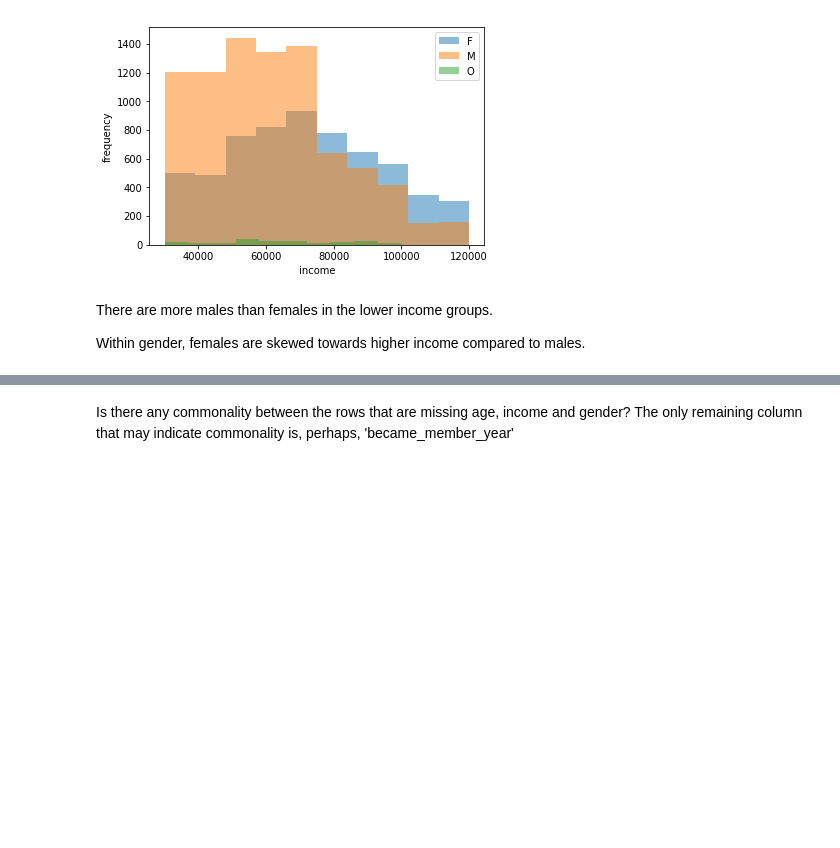
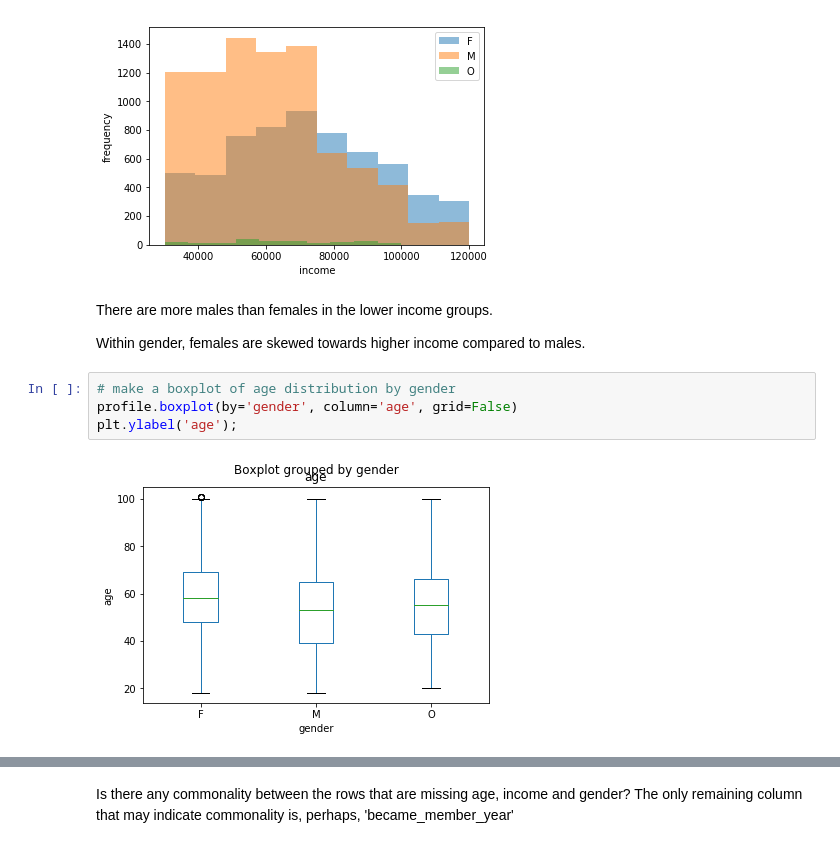
Before and after one commit to a1pat/Starbucks-Capstone, a Jupyter notebook: Starbucks_Capstone_notebook.ipynb, the cells around one changed output, grey strips where cells are left out. Drawn from its saved outputs; the diff is of its cells as text; blank space fills up the shorter version.

```diff
--- a/Starbucks_Capstone_notebook.ipynb
+++ b/Starbucks_Capstone_notebook.ipynb
@@ -395,3 +395,9 @@ plt.legend();
 There are more males than females in the lower income groups.
 
 Within gender, females are skewed towards higher income compared to males.
+# %%
+# make a boxplot of age distribution by gender
+profile.boxplot(by='gender', column='age', grid=False)
+plt.ylabel('age');
+# %% [output]
+[figure, added]
```
Also changed, not shown: parts of 27 cells of this notebook.
